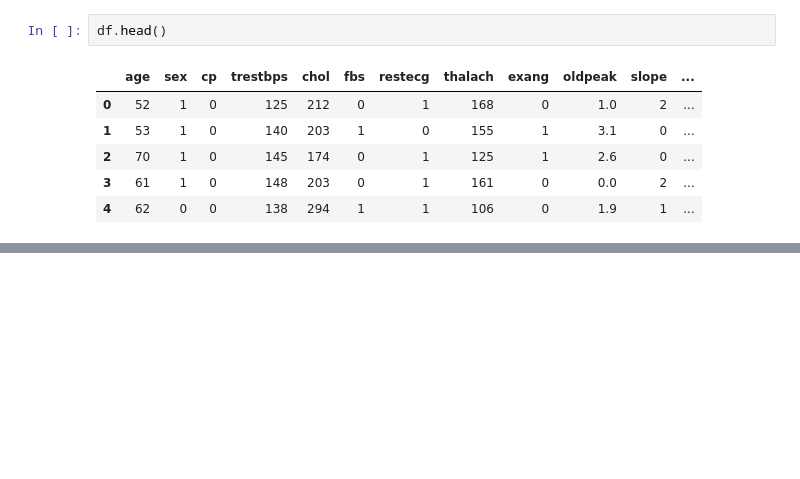
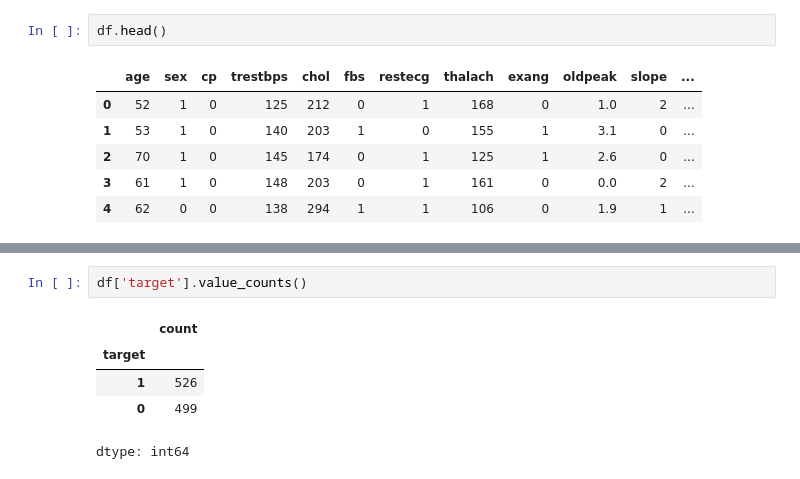
Before and after one commit to ankithm2005/Heart-Disease-ML-Project, a Jupyter notebook: Heart_Disease_ML_Project.ipynb, the cells around one changed output, grey strips where cells are left out. Drawn from its saved outputs; the diff is of its cells as text; blank space fills up the shorter version.

```diff
--- a/Heart_Disease_ML_Project.ipynb
+++ b/Heart_Disease_ML_Project.ipynb
@@ -48,0 +205,8 @@ df.head()
+# %%
+df['target'].value_counts()
+# %% [output]
+|  | count |
+| target |  |
+| 1 | 526 |
+| 0 | 499 |
+dtype: int64
```
Also changed, not shown: parts of 16 cells of this notebook.
